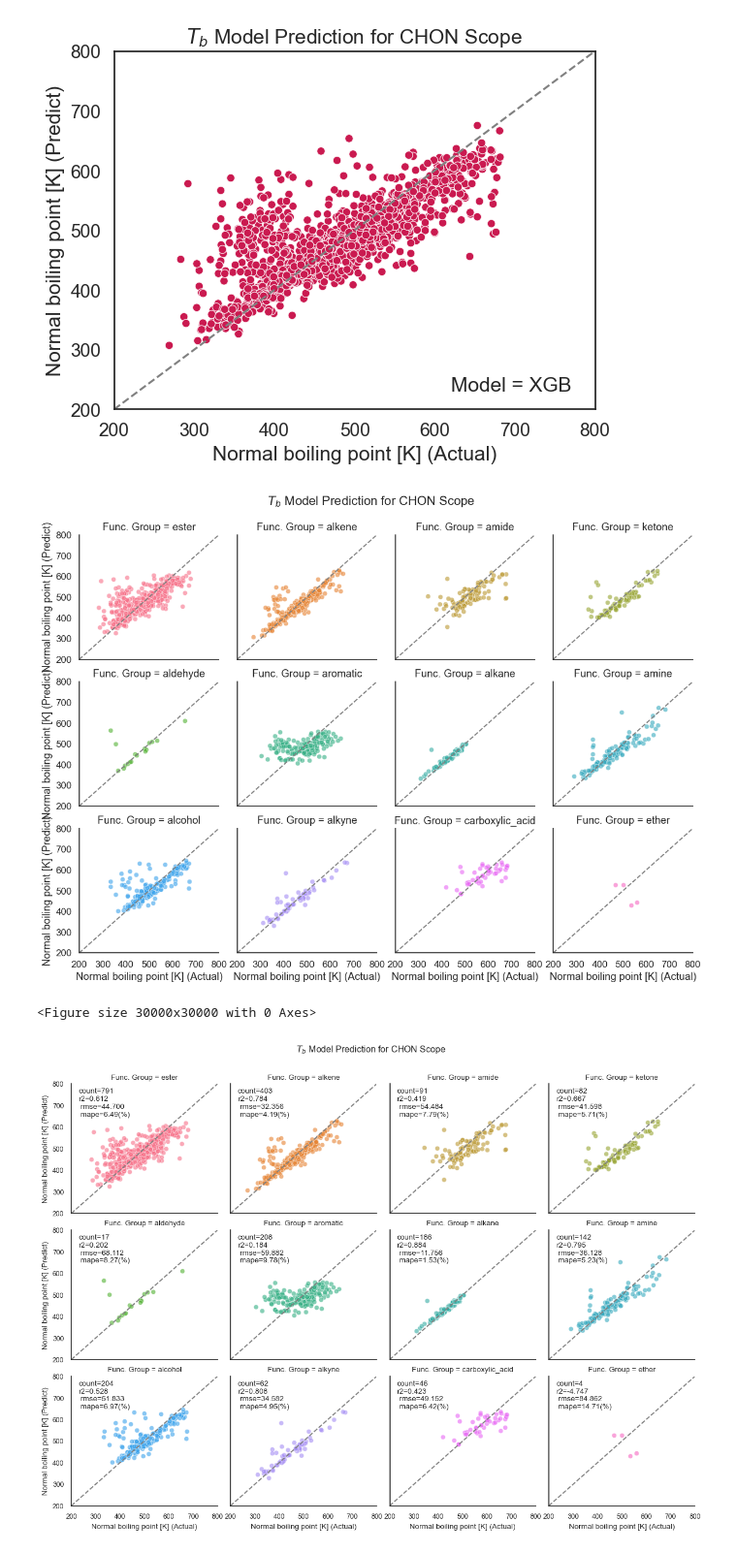
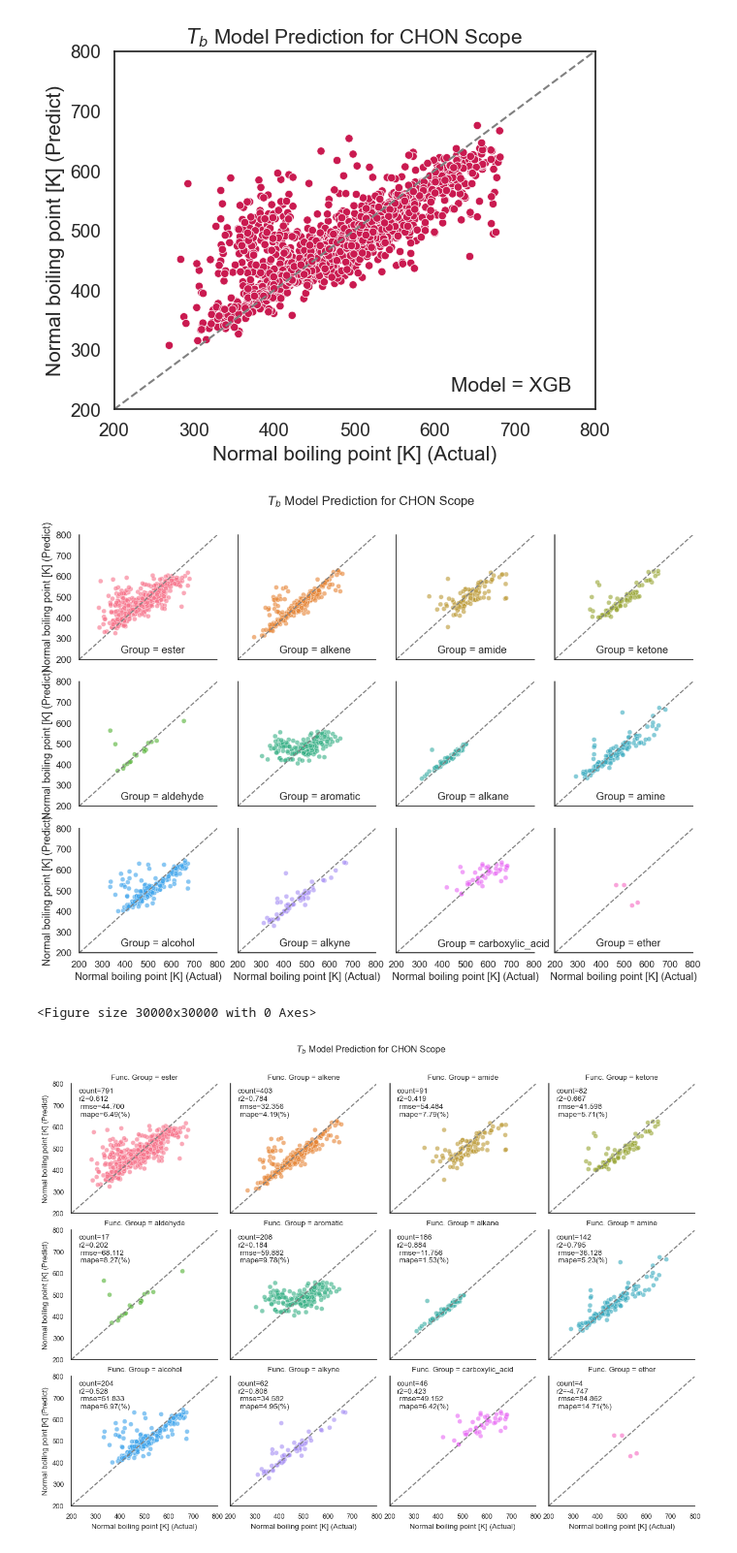
Before and after one commit to Sawahiko/SMILE_to_Feature, a Jupyter notebook: First Semester/[Use] Example/For First Semeter/Example id=10 (C-MF CHON 12.6k K Change).ipynb, the cells around one changed output. Shown at 97% size. Saved outputs shown, nothing was run; the diff lists cells and outputs as text; code cells hidden in the pictures.

```diff
--- a/First Semester/[Use] Example/For First Semeter/Example id=10 (C-MF CHON 12.6k K Change).ipynb
+++ b/First Semester/[Use] Example/For First Semeter/Example id=10 (C-MF CHON 12.6k K Change).ipynb
@@ -449,32 +449,25 @@ plt.ylim(200,800)
 # %%
 sns.set(font_scale=1.1)
 sns.set_style("white")
 g = sns.FacetGrid(df_visual2, col="Func. Group", col_wrap=4, hue="Func. Group")
 g.map_dataframe(sns.scatterplot, x="Normal boiling point [K] (Actual)", y="Normal boiling point [K] (Predict)", alpha=0.6)
 def annotate(data, **kws):
     plt.axline((300, 300), slope=1, color='.5', linestyle='--')
-    '''
-    actual = data['Normal boiling point [K] (Actual)']
-    predict = data['Normal boiling point [K] (Predict)']
-    r2 = r2_score(actual, predict)
-    count = len(actual)
-    rmse = mean_squared_error(actual, predict, squared=False)
-    mape = mean_absolute_percentage_error(actual, predict)
-    mape = mape*100
     ax = plt.gca()
-    #ax.text(.05, 0.75, 'count={}\nr2={:.3f}\n rmse={:.3f}\n mape={:.2f}(%)'.format(count, r2, rmse, mape),            transform=ax.transAxes)
-    '''
+    count = data["Func. Group"].unique()[0]
+    #print(count)
+    ax.text(.3, 0.05, 'Group = {}'.format(count), transform=ax.transAxes)
 g.map_dataframe(annotate)
-
+g.set_titles(col_template="")
 plt.figure(figsize=(300,300))
 g.fig.subplots_adjust(top=0.9)
 g.fig.suptitle("$T_b$ Model Prediction for CHON Scope")
 g.set(xlim=(200, 800))
 g.set(ylim=(200, 800))
 g.set(xticks=range(200,900,100))
 plt.show()
 # %% [output]
-[figure, old version]
+[figure, new version]
 <Figure size 30000x30000 with 0 Axes>
 # %%
 sns.set(font_scale=0.8)
```
Also changed, not shown: 4 other files.
